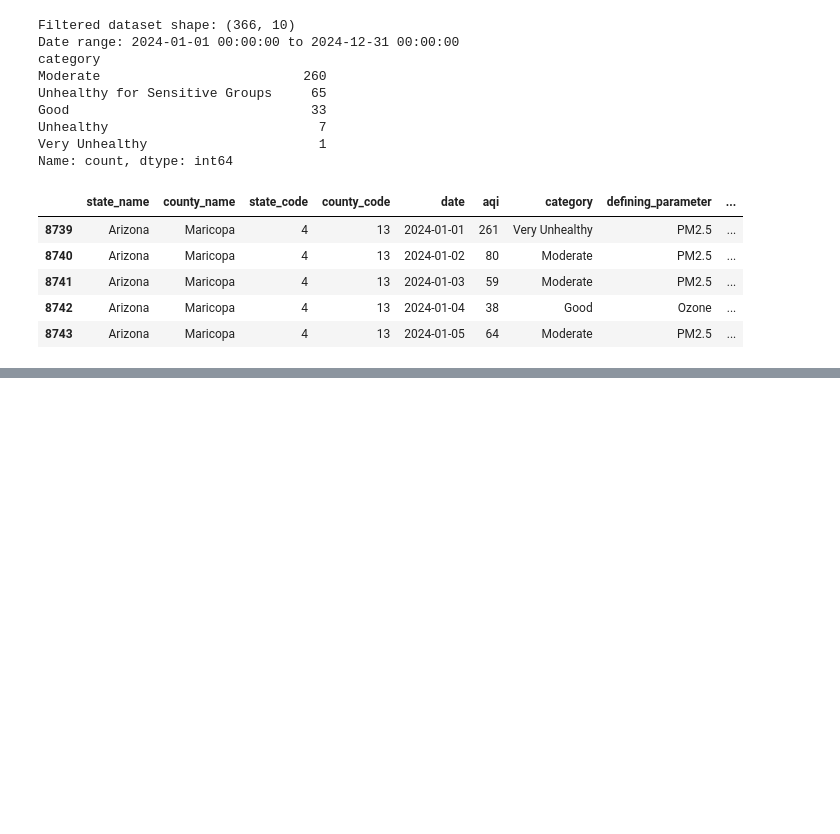
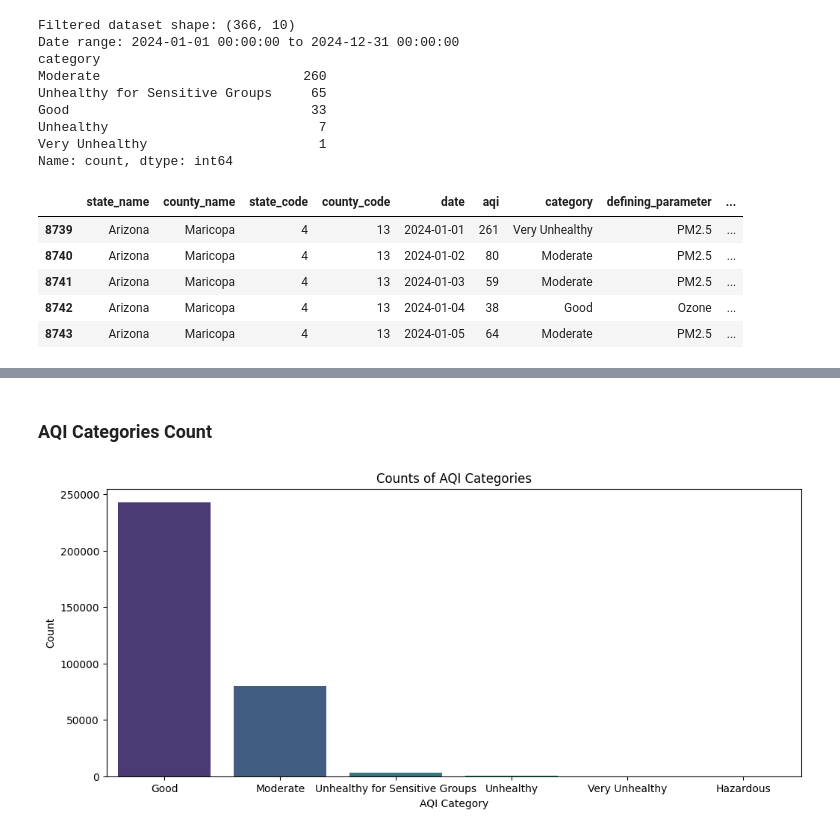
Before and after one commit to Shumail-Khan/Air-Quality-Index-Project, a Jupyter notebook: AQI_Data_EDA.ipynb, the cells around one changed output, grey strips where cells are left out. Cells and saved outputs as stored; diff of their text form; code cells hidden in the pictures; blank space fills up the shorter version.

```diff
--- a/AQI_Data_EDA.ipynb
+++ b/AQI_Data_EDA.ipynb
@@ -240,0 +260,11 @@ Name: count, dtype: int64
+# %% [markdown]
+### AQI Categories Count
+# %%
+plt.figure(figsize=(12,5))
+sns.countplot(data=df, x="category", order=df["category"].value_counts().index, palette="viridis")
+plt.title("Counts of AQI Categories")
+plt.xlabel("AQI Category")
+plt.ylabel("Count")
+plt.show()
+# %% [output]
+[figure, added]
```
Also changed, not shown: parts of 29 cells of this notebook, 1 other file.
